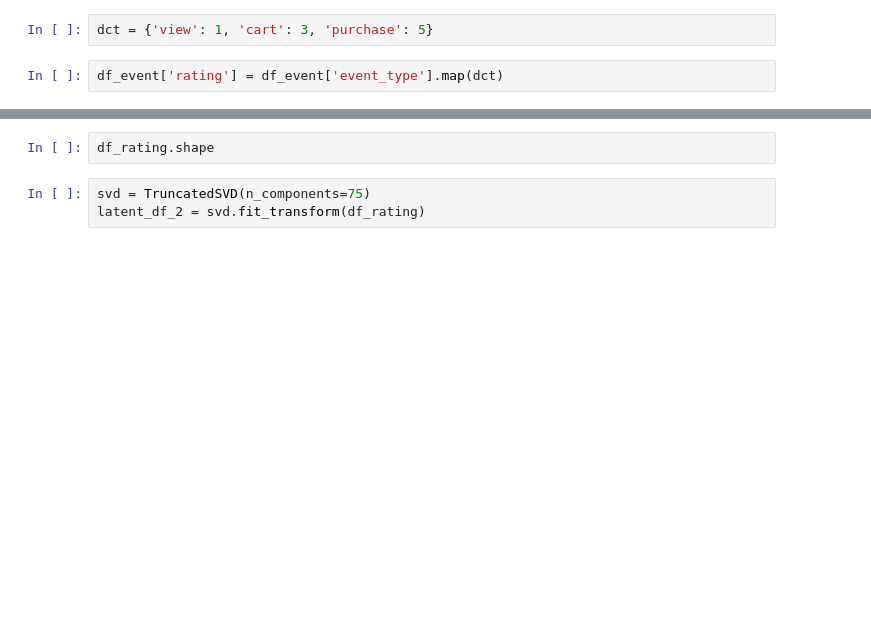
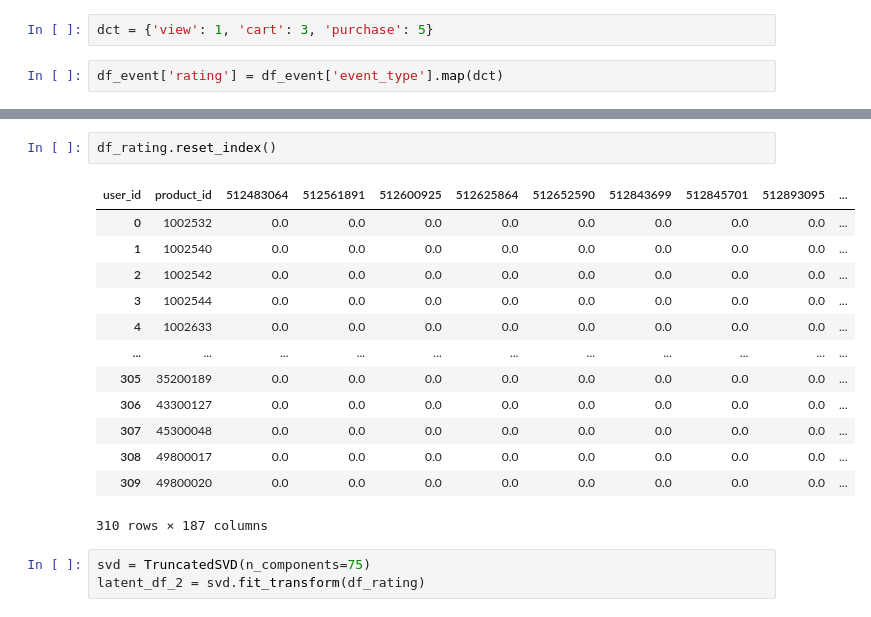
Before and after one commit to sailormoonvicky/eCommerce, a Jupyter notebook: Similar product recommender.ipynb, the cells around one changed output, grey strips where cells are left out. Drawn from its saved outputs; the diff is of its cells as text; blank space fills up the shorter version.

```diff
--- a/Similar product recommender.ipynb
+++ b/Similar product recommender.ipynb
@@ -102,5 +216,19 @@ df_rating
 # %%
-df_rating.shape
+df_rating.reset_index()
+# %% [output]
+| user_id | product_id | 512483064 | 512561891 | 512600925 | 512625864 | 512652590 | 512843699 | 512845701 | 512893095 | ... |
+| 0 | 1002532 | 0.0 | 0.0 | 0.0 | 0.0 | 0.0 | 0.0 | 0.0 | 0.0 | ... |
+| 1 | 1002540 | 0.0 | 0.0 | 0.0 | 0.0 | 0.0 | 0.0 | 0.0 | 0.0 | ... |
+| 2 | 1002542 | 0.0 | 0.0 | 0.0 | 0.0 | 0.0 | 0.0 | 0.0 | 0.0 | ... |
+| 3 | 1002544 | 0.0 | 0.0 | 0.0 | 0.0 | 0.0 | 0.0 | 0.0 | 0.0 | ... |
+| 4 | 1002633 | 0.0 | 0.0 | 0.0 | 0.0 | 0.0 | 0.0 | 0.0 | 0.0 | ... |
+| ... | ... | ... | ... | ... | ... | ... | ... | ... | ... | ... |
+| 305 | 35200189 | 0.0 | 0.0 | 0.0 | 0.0 | 0.0 | 0.0 | 0.0 | 0.0 | ... |
+| 306 | 43300127 | 0.0 | 0.0 | 0.0 | 0.0 | 0.0 | 0.0 | 0.0 | 0.0 | ... |
+| 307 | 45300048 | 0.0 | 0.0 | 0.0 | 0.0 | 0.0 | 0.0 | 0.0 | 0.0 | ... |
+| 308 | 49800017 | 0.0 | 0.0 | 0.0 | 0.0 | 0.0 | 0.0 | 0.0 | 0.0 | ... |
+| 309 | 49800020 | 0.0 | 0.0 | 0.0 | 0.0 | 0.0 | 0.0 | 0.0 | 0.0 | ... |
+310 rows × 187 columns
 # %%
 svd = TruncatedSVD(n_components=75)
 latent_df_2 = svd.fit_transform(df_rating)
```
Also changed, not shown: parts of 31 cells of this notebook.
